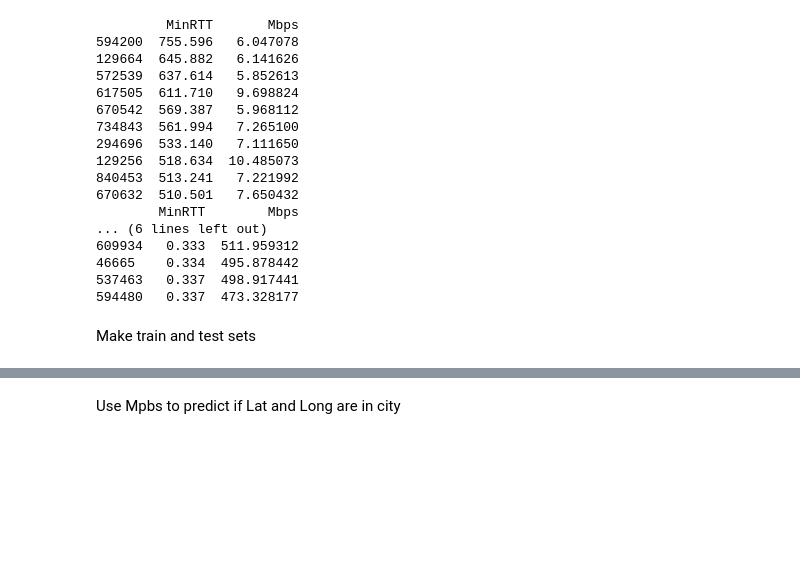
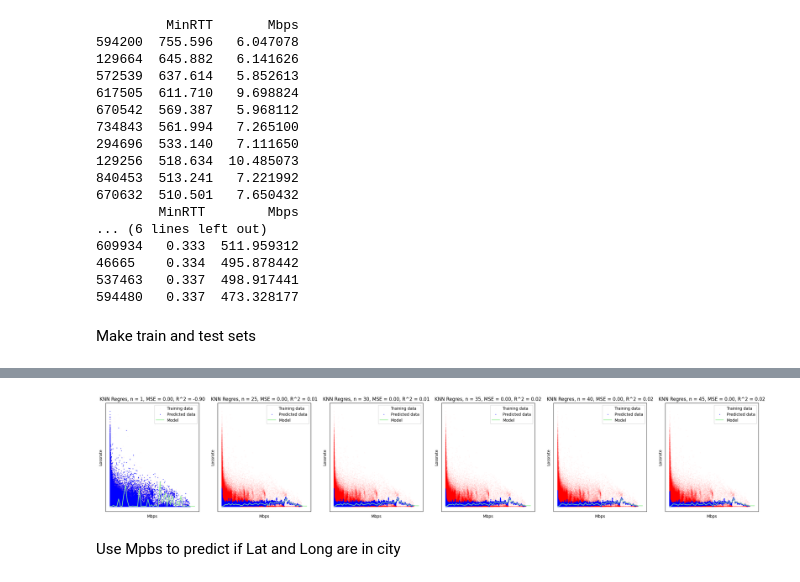
Before and after one commit to Stisor/5974-22H-Spesialpensum, a Jupyter notebook: Exam.ipynb, the cells around one changed output, grey strips where cells are left out. Cells and saved outputs as stored; diff of their text form; code cells hidden in the pictures; blank space fills up the shorter version.

```diff
--- a/Exam.ipynb
+++ b/Exam.ipynb
@@ -180,3 +263,40 @@ plt.show()
+# %%
+# Use KNearestNeighbors regression to predict the LossRate based on the Mbps
+X = newDataFrame['Mbps'].values.reshape(-1, 1)
+y = newDataFrame['LossRate']
+
+X_train, X_test, y_train, y_test = train_test_split(X, y, test_size=0.3, random_state=0)
+
+n = [1,25,30,35,40,45]
+
+plt.figure(figsize=(30, 5))
+for i in range(len(n)):
+    ax = plt.subplot(1, len(n), i + 1)
+    plt.setp(ax, xticks=(), yticks=())
+
+    knn = KNeighborsRegressor(n_neighbors=n[i])
+    knn.fit(X_train, y_train)
+
+    T = np.linspace(0, 1000).reshape(-1, 1)
+
+    y_pred = knn.predict(X_test)
+
+    # Evaluate the model
+    mse = mean_squared_error(y_test, y_pred)
+    r2 = r2_score(y_test, y_pred)
+
+    plt.scatter(X, y, s=0.1, alpha=0.1,
+                color='red', label="Training data")
+    plt.scatter(X_test, y_pred, color='blue',s=0.5 ,label="Predicted data")
+    plt.plot(T, knn.predict(T), color='lightgreen', label="Model")
+    plt.xlabel("Mbps")
+    plt.ylabel("Lossrate")
+    plt.legend(loc="upper right")
+    plt.title("KNN Regres, n = {}, MSE = {:.2f}, R^2 = {:.2f}".format(
+        n[i], mse, r2))
+plt.show()
+# %% [output]
+[figure, added]
 # %% [markdown]
 Use Mpbs to predict if Lat and Long are in city
 # %%
```
Also changed, not shown: parts of 16 cells of this notebook, 3 other files.
